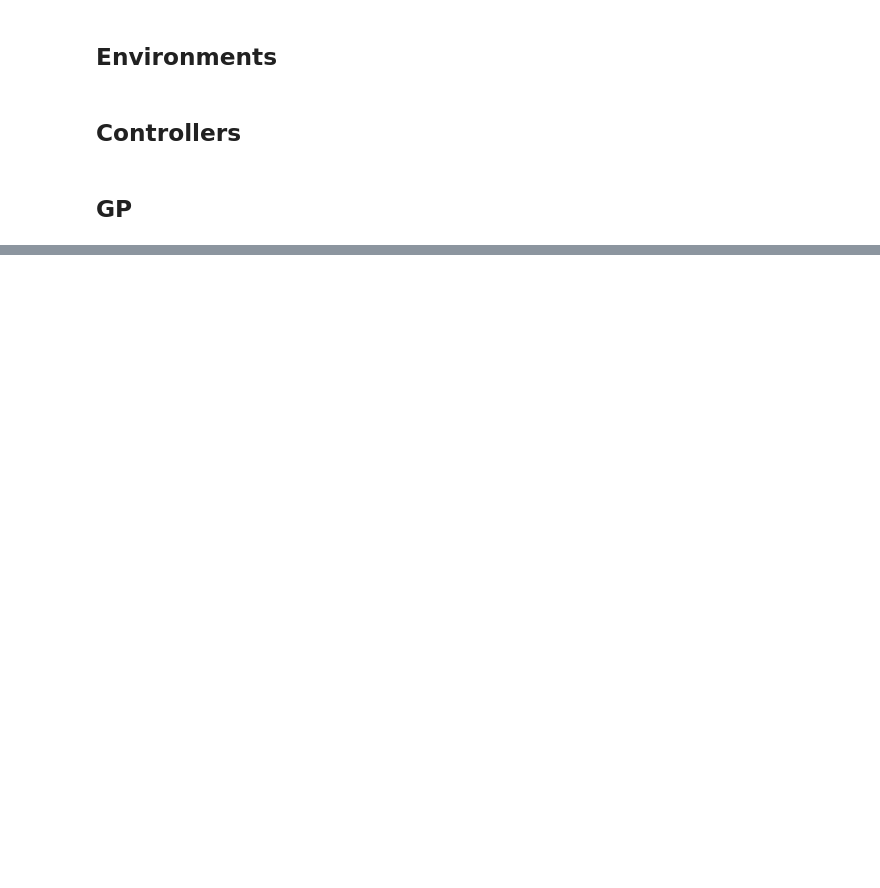
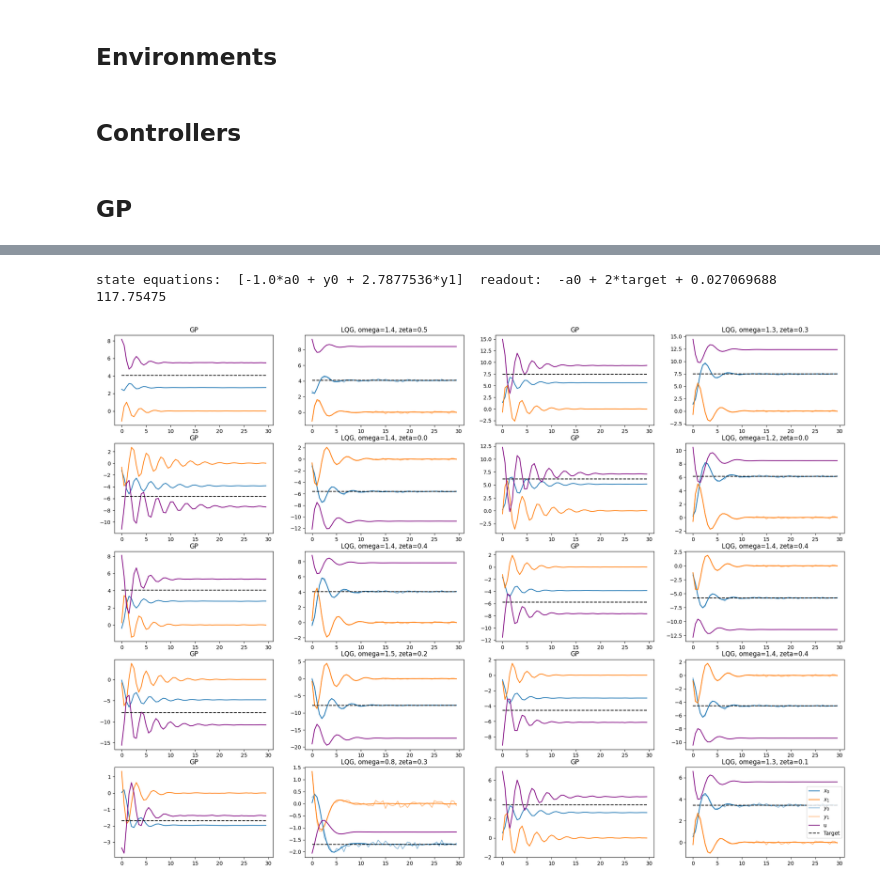
Before and after one commit to sdevries0/MultiTreeGP, a Jupyter notebook: first_pytrees.ipynb, the cells around one changed output, grey strips where cells are left out. Cells and saved outputs as stored; diff of their text form; code cells hidden in the pictures; blank space fills up the shorter version.

```diff
--- a/first_pytrees.ipynb
+++ b/first_pytrees.ipynb
@@ -562,0 +514,74 @@ AttributeError: module 'multi_gp' has no attribute 'Expression'
+# %%
+def plot(test_data, env, model, gp, plot_lqg=False):
+    test_x0, test_ts, test_targets, test_noise_keys, test_params = test_data
+    if plot_lqg:
+        test_costs_lqg, test_state_obs_control_lqg = evaluate_lqg(test_data, env, (mu0, P0))
+        xs_lqg, ys_lqg, us_lqg = test_state_obs_control_lqg
+
+        fig, ax = plt.subplots(ncols=4,nrows=5, figsize=(25,18))
+    else:
+        fig, ax = plt.subplots(ncols=2,nrows=5, figsize=(25,18))
+
+    print("state equations: ", gp.trees_to_sympy(model)," readout: ",gp.tree_to_sympy(model.readout_tree))
+    xs_gp, ys_gp, us_gp, _, costs_gp = jax.vmap(gp.evaluate_control_loop, in_axes=[None,0,None, 0, 0, 0])(model, test_x0, test_ts, test_targets, test_noise_keys, test_params)
+
+    ax = ax.ravel()
+    plot_indices = [0,1]
+
+    print(jnp.mean(costs_gp[:,-1])*dt)
+
+    for i in range(10):
+        if plot_lqg:
+            index = 2*i
+        else:
+            index = i
+
+        for j in plot_indices:
+            if j == 2:
+                ax[index].plot(test_ts,jnp.cos(xs_gp[i,:,j]), label=f'$x_{j}$', color=f'C{j}')
+            else:
+                ax[index].plot(test_ts,xs_gp[i,:,j], label=f'$x_{j}$', color=f'C{j}')
+        # for j in range(env.n_obs):
+        #     ax[index].plot(test_ts,ys_gp[i,:,j], label=f'$y_{j}$', alpha=0.5, color=f'C{j}')
+        ax[index].plot(test_ts,us_gp[i], label='u', color='purple')
+        # ax[index].hlines(env.threshold_theta, test_ts[0], test_ts[-1], color="black", linestyle="--", label="Target")
+        ax[index].hlines(test_targets[i], test_ts[0], test_ts[-1], color="black", linestyle="--", label="Target")
+        ax[index].set_title(f"GP")#, omega={test_params[i]:.1f}")
+        # ax[index].set_ylim(-5, 5)
+
+        if plot_lqg:
+            for j in range(env.n_var):
+                ax[index+1].plot(test_ts,xs_lqg[i,:,j], label=f'$x_{j}$', color=f'C{j}')
+            for j in range(env.n_obs):
+                ax[index+1].plot(test_ts,ys_lqg[i,:,j], label=f'$y_{j}$', alpha=0.5, color=f'C{j}')
+            ax[index+1].plot(test_ts,us_lqg[i], label='u', color='purple')
+            ax[index+1].hlines(test_targets[i], test_ts[0], test_ts[-1], color="black", linestyle="--", label="Target")
+            ax[index+1].set_title(f"LQG, omega={test_params[0][i]:.1f}, zeta={test_params[1][i]:.1f}")
+            # ax[index+1].set_ylim(test_targets[i]-0.5, test_targets[i]+0.5)
+    ax[-1].legend()
+    plt.show()
+
+    return xs_gp, us_gp
+
+test_T = 30
+seed = 11
+key = jrandom.PRNGKey(seed)
+env_key, data_key, gp_key = jrandom.split(key, 3)
+
+env = SHO(env_key, dt, sigma, obs_noise, n_obs=2)
+# env = CartPole(env_key, dt, sigma, obs_noise, n_obs=4)
+
+test_data = get_data(10, data_key, env.n_var, dt, test_T, mu0=mu0, P0=P0)
+
+gp = multi_gp.ODE_GP(seed, state_size=1, population_size=100, num_populations=4, max_depth=8, max_init_depth=4)
+gp.initialize_variables(env)
+model=best_solutions[0]
+# model = multi_gp.NetworkTrees([my_to_string('19.2769000445696*target - 1.85618655557819*u0 - 16.4508231334412*y0 - 36.6833155757251*y1')], my_to_string('a0'))
+# model = multi_gp.NetworkTrees([my_to_string('0.38799737868971*target')], my_to_string('30*y2 + y3'))
+# model = multi_gp.NetworkTrees([my_to_string('-2.9977148*a0 + 2.0*target - 1.4817132*y0 - 2.0*y1')],my_to_string('0*6.77732*a0'))
+
+x, u = plot(test_data, env, model, gp, plot_lqg=True)
+# %% [output]
+state equations:  [-1.0*a0 + y0 + 2.7877536*y1]  readout:  -a0 + 2*target + 0.027069688
+117.75475
+[figure, added]
```
Also changed, not shown: parts of 18 cells of this notebook, 1 other file.
